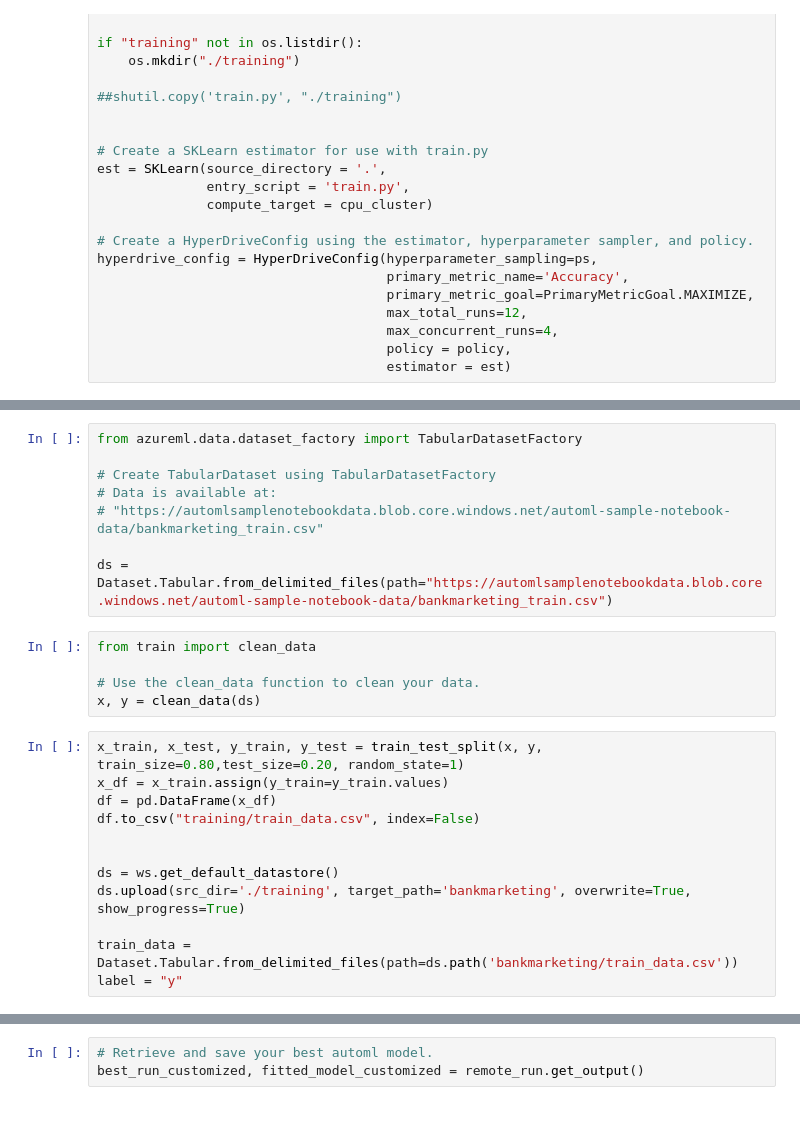
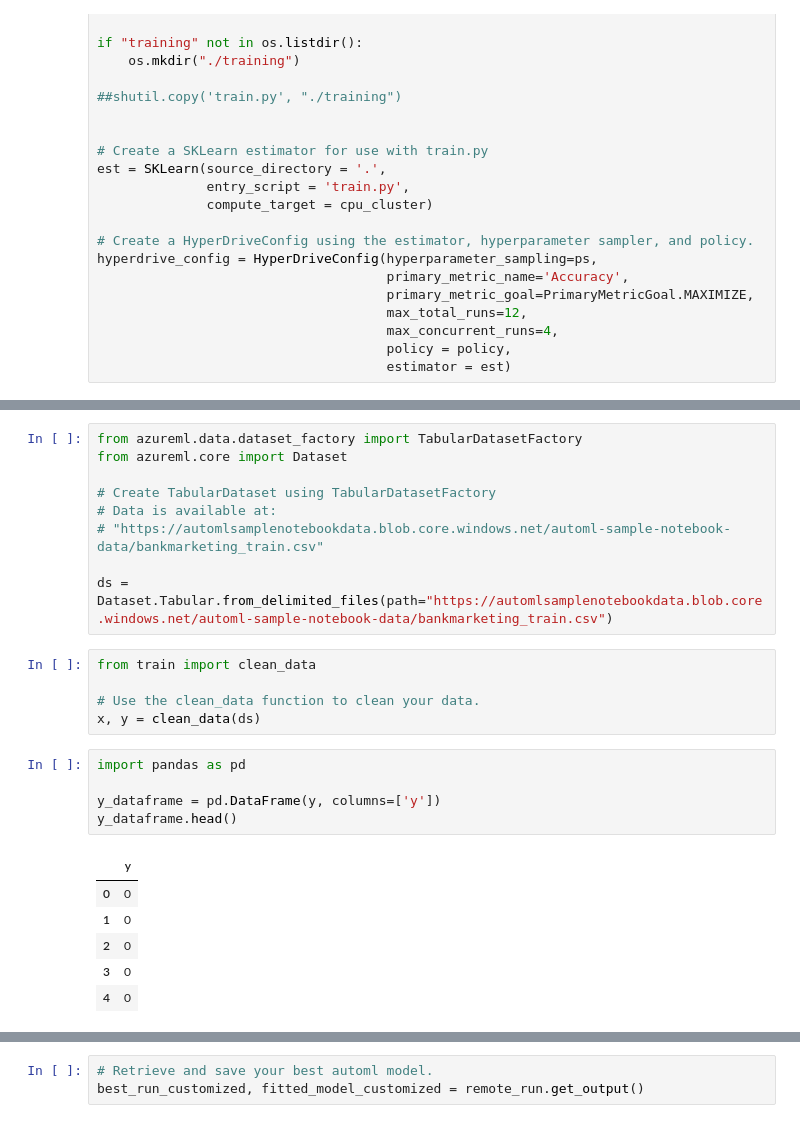
Before and after one commit to DayrisRM/nd00333_AZMLND_Optimizing_a_Pipeline_in_Azure-Starter_Files, a Jupyter notebook: udacity-project.ipynb, the cells around one changed output, grey strips where cells are left out. Drawn from its saved outputs; the diff is of its cells as text.

```diff
--- a/udacity-project.ipynb
+++ b/udacity-project.ipynb
@@ -156,5 +149,6 @@ ModelPathNotFoundException: ModelPathNotFoundException:
 # %%
 from azureml.data.dataset_factory import TabularDatasetFactory
+from azureml.core import Dataset
 
 # Create TabularDataset using TabularDatasetFactory
 # Data is available at:
@@ -166,15 +160,15 @@ from train import clean_data
 
 # Use the clean_data function to clean your data.
 x, y = clean_data(ds)
-# %%
-x_train, x_test, y_train, y_test = train_test_split(x, y, train_size=0.80,test_size=0.20, random_state=1)
-x_df = x_train.assign(y_train=y_train.values)
-df = pd.DataFrame(x_df)
-df.to_csv("training/train_data.csv", index=False)
-
-
-ds = ws.get_default_datastore()
-ds.upload(src_dir='./training', target_path='bankmarketing', overwrite=True, show_progress=True)
-
-train_data = Dataset.Tabular.from_delimited_files(path=ds.path('bankmarketing/train_data.csv'))
-label = "y"
+# %%
+import pandas as pd
+
+y_dataframe = pd.DataFrame(y, columns=['y'])
+y_dataframe.head()
+# %% [output]
+|  | y |
+| 0 | 0 |
+| 1 | 0 |
+| 2 | 0 |
+| 3 | 0 |
+| 4 | 0 |
```
Also changed, not shown: parts of 16 cells of this notebook.
